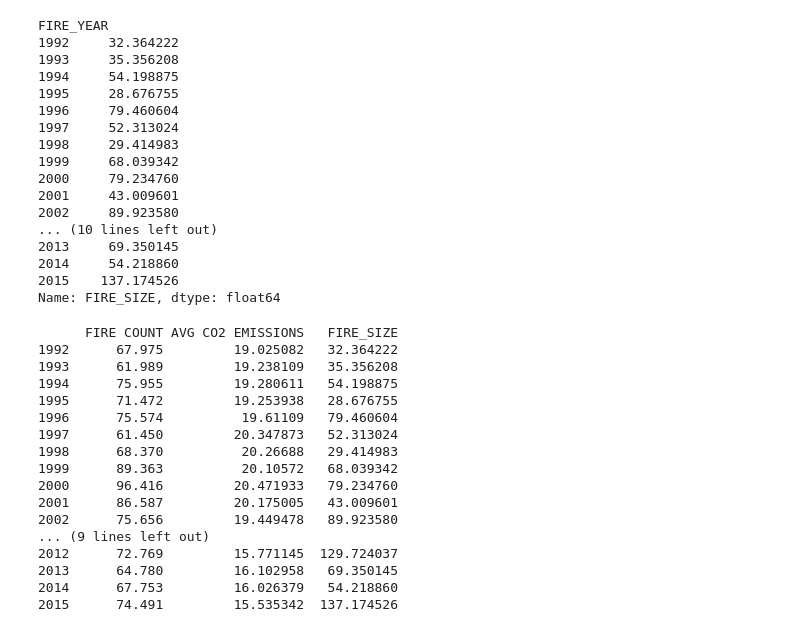
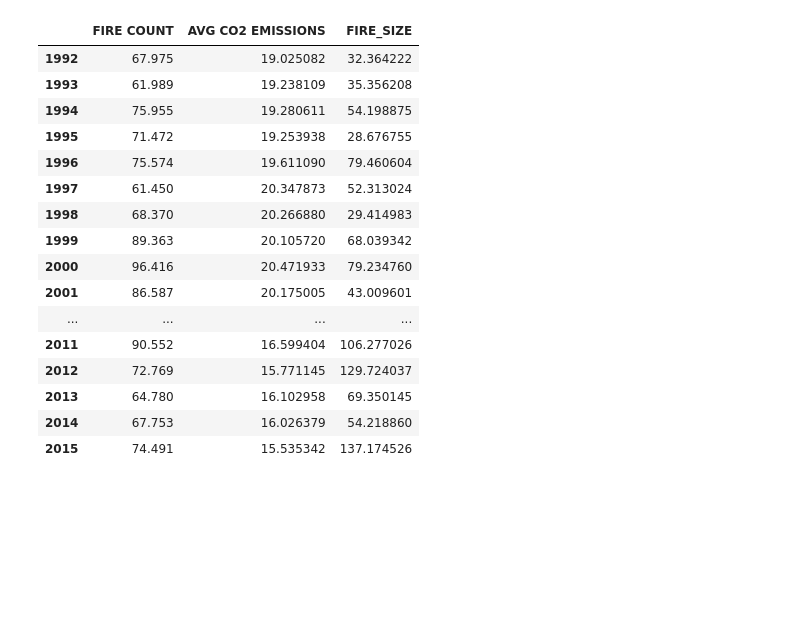
Before and after one commit to janet-jiang/cs216-final-project, a Jupyter notebook: Project Prototype Code (Cleaning, Visualizations).ipynb, the cells around one changed output. Saved outputs shown, nothing was run; the diff lists cells and outputs as text; code cells hidden in the pictures; blank space fills up the shorter version.

```diff
--- a/Project Prototype Code (Cleaning, Visualizations).ipynb
+++ b/Project Prototype Code (Cleaning, Visualizations).ipynb
@@ -51,25 +69,5 @@ print(list(fires_df.columns))
 # %%
-# print(list(fires_df.columns))
-years = fires_df.groupby("FIRE_YEAR")["OBJECTID"].count()
-fire_size = fires_df.groupby("FIRE_YEAR")["FIRE_SIZE"].mean()
-fire_count_df = years.to_frame()
-fire_size_df = fire_size.to_frame()
-print(fire_size)
+fire_count_df = fires_df.groupby("FIRE_YEAR")["OBJECTID"].count().to_frame().astype('float64')
+fire_size_df = fires_df.groupby("FIRE_YEAR")["FIRE_SIZE"].mean().to_frame().astype('float64')
+# print(fire_size_df)
+# usa_co2.loc[1992:2015]
-# %% [output]
-FIRE_YEAR
-1992     32.364222
-1993     35.356208
-1994     54.198875
-1995     28.676755
-1996     79.460604
-1997     52.313024
-1998     29.414983
-1999     68.039342
-2000     79.234760
-2001     43.009601
-2002     89.923580
-... (10 lines left out)
-2013     69.350145
-2014     54.218860
-2015    137.174526
-Name: FIRE_SIZE, dtype: float64
@@ -79,28 +74,29 @@ pacific_wind = pacific.groupby("ID")["Maximum Wind"].max()
 # %%
-datasets = [fire_count_df[:2015], USA, fire_size_df]
-to_analyze = pd.concat(datasets, axis=1)
-to_analyze.rename(columns={'OBJECTID': 'FIRE COUNT', 251: 'AVG CO2 EMISSIONS'}, inplace=True)
-to_analyze["FIRE COUNT"] = to_analyze["FIRE COUNT"]/1000
-#fire count represented in thousands
-print(to_analyze[0:24])
+to_analyze = pd.concat([fire_count_df[:2015], usa_co2.loc[1992:2015], fire_size_df], axis=1)
+to_analyze.rename(columns={'OBJECTID': 'FIRE COUNT'}, inplace=True)
+to_analyze["FIRE COUNT"] /= 1000
+# fire count represented in thousands
+# co2 is metric tons per capita
+# fire size is avg size of all fires in that year
+to_analyze
 # %% [output]
-      FIRE COUNT AVG CO2 EMISSIONS   FIRE_SIZE
-1992      67.975         19.025082   32.364222
-1993      61.989         19.238109   35.356208
-1994      75.955         19.280611   54.198875
-1995      71.472         19.253938   28.676755
-1996      75.574          19.61109   79.460604
-1997      61.450         20.347873   52.313024
-1998      68.370          20.26688   29.414983
-1999      89.363          20.10572   68.039342
-2000      96.416         20.471933   79.234760
-2001      86.587         20.175005   43.009601
-2002      75.656         19.449478   89.923580
-... (9 lines left out)
-2012      72.769         15.771145  129.724037
-2013      64.780         16.102958   69.350145
-2014      67.753         16.026379   54.218860
-2015      74.491         15.535342  137.174526
+|  | FIRE COUNT | AVG CO2 EMISSIONS | FIRE_SIZE |
+| 1992 | 67.975 | 19.025082 | 32.364222 |
+| 1993 | 61.989 | 19.238109 | 35.356208 |
+| 1994 | 75.955 | 19.280611 | 54.198875 |
+| 1995 | 71.472 | 19.253938 | 28.676755 |
+| 1996 | 75.574 | 19.611090 | 79.460604 |
+| 1997 | 61.450 | 20.347873 | 52.313024 |
+| 1998 | 68.370 | 20.266880 | 29.414983 |
+| 1999 | 89.363 | 20.105720 | 68.039342 |
+| 2000 | 96.416 | 20.471933 | 79.234760 |
+| 2001 | 86.587 | 20.175005 | 43.009601 |
+| ... | ... | ... | ... |
+| 2011 | 90.552 | 16.599404 | 106.277026 |
+| 2012 | 72.769 | 15.771145 | 129.724037 |
+| 2013 | 64.780 | 16.102958 | 69.350145 |
+| 2014 | 67.753 | 16.026379 | 54.218860 |
+| 2015 | 74.491 | 15.535342 | 137.174526 |
 # %%
 sns.lineplot(data=to_analyze,x=to_analyze.index,y="AVG CO2 EMISSIONS",label="AVG CO2 EMISSIONS")
 # %% [output]
```
Also changed, not shown: parts of 9 cells of this notebook.
